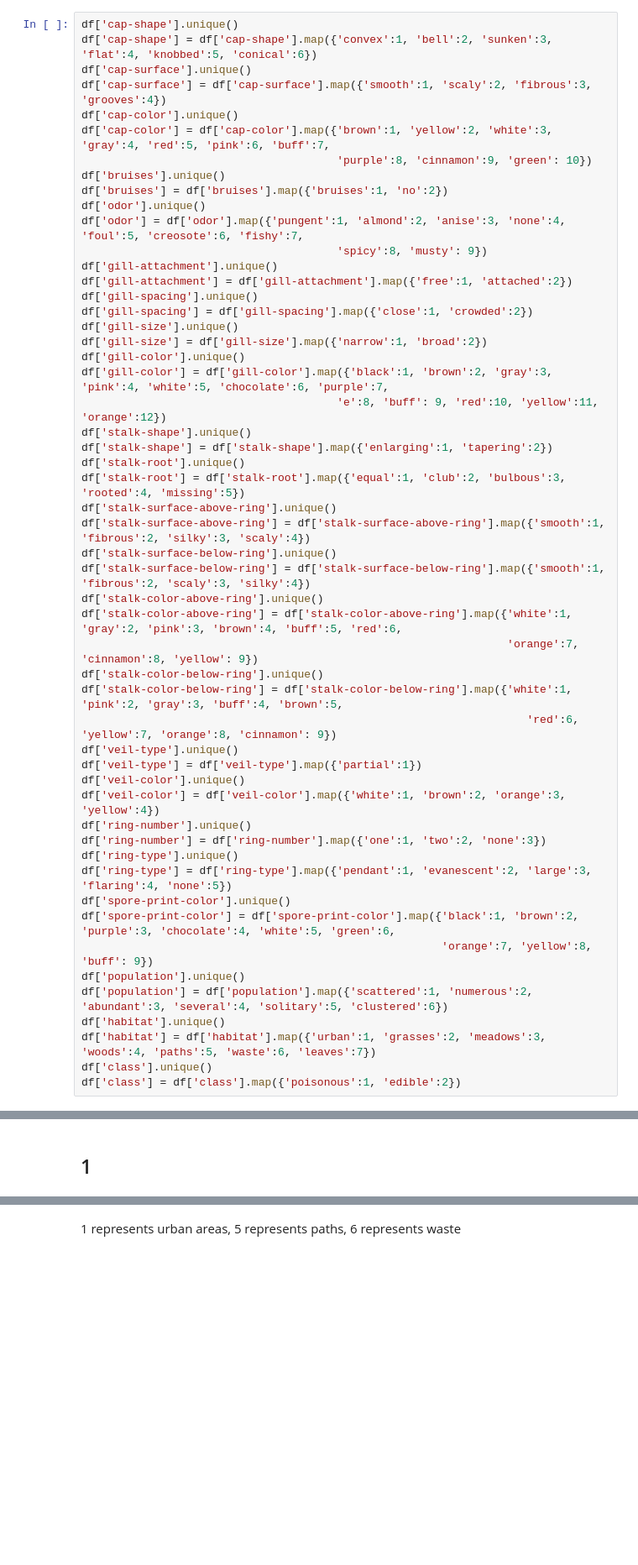
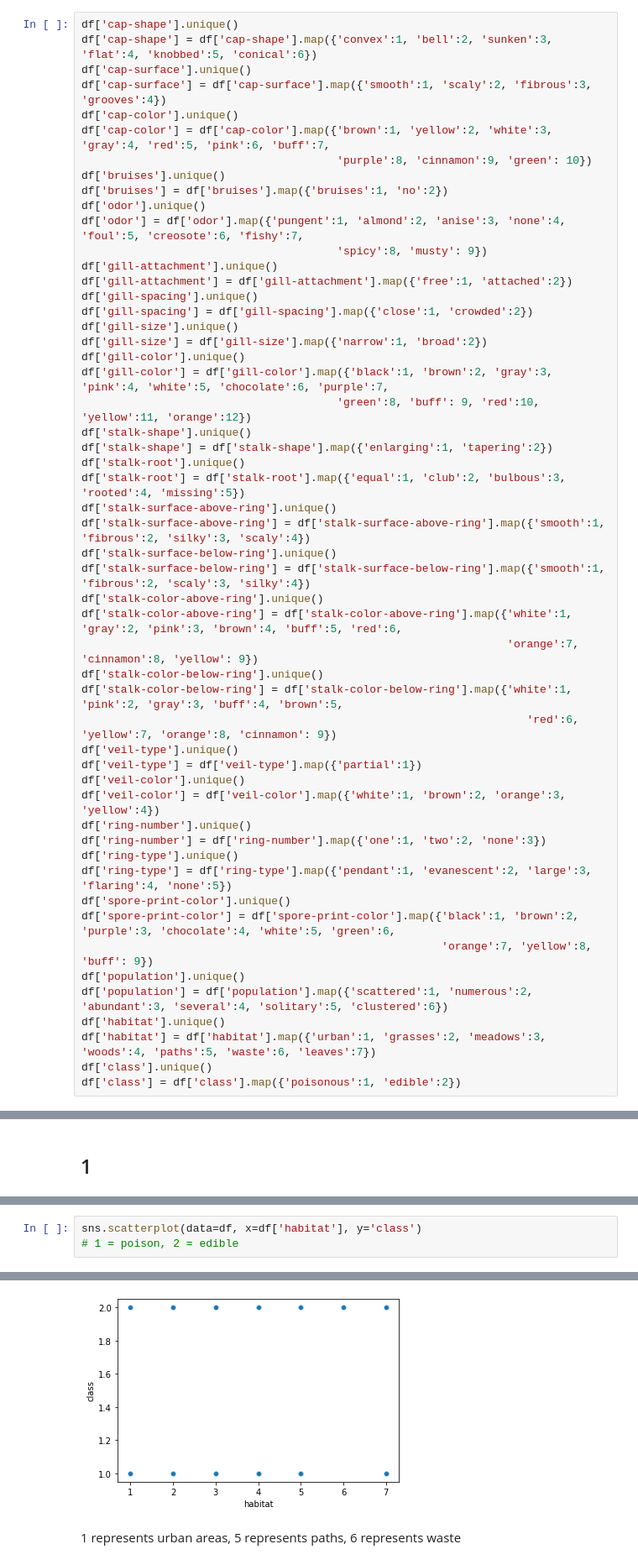
Before and after one commit to raizelistaken/Classification_project3, a Jupyter notebook: Tuesday.ipynb, the cells around one changed output, grey strips where cells are left out. Shown at 84% size. Cells and saved outputs as stored; diff of their text form; blank space fills up the shorter version.

```diff
--- a/Tuesday.ipynb
+++ b/Tuesday.ipynb
@@ -107,7 +108,7 @@ df['gill-size'].unique()
 df['gill-size'] = df['gill-size'].map({'narrow':1, 'broad':2})
 df['gill-color'].unique()
 df['gill-color'] = df['gill-color'].map({'black':1, 'brown':2, 'gray':3, 'pink':4, 'white':5, 'chocolate':6, 'purple':7,
-                                       'e':8, 'buff': 9, 'red':10, 'yellow':11, 'orange':12})
+                                       'green':8, 'buff': 9, 'red':10, 'yellow':11, 'orange':12})
 df['stalk-shape'].unique()
 df['stalk-shape'] = df['stalk-shape'].map({'enlarging':1, 'tapering':2})
 df['stalk-root'].unique()
@@ -208,0 +193,4 @@ color rated
+# %%
+sns.scatterplot(data=df, x=df['habitat'], y='class')
+# 1 = poison, 2 = edible
+# %% [output]
@@ -209,3 +198,4 @@ color rated
+[figure, added]
 # %% [markdown]
 1 represents urban areas, 5 represents paths, 6 represents waste
 # %% [markdown]
```
Also changed, not shown: parts of 48 cells of this notebook, 2 other files.
